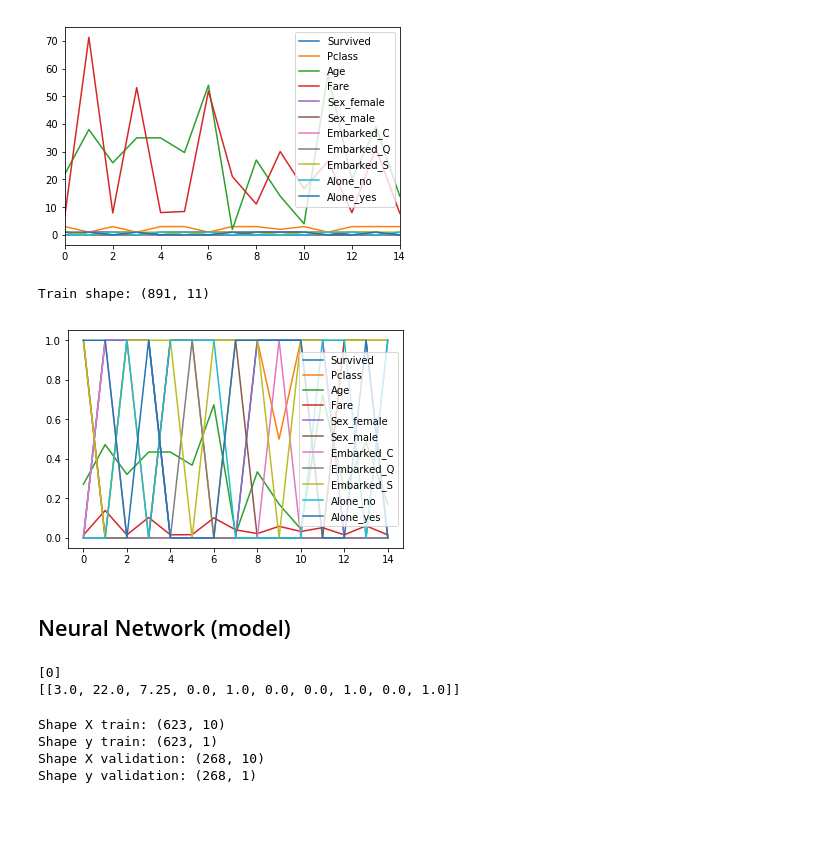
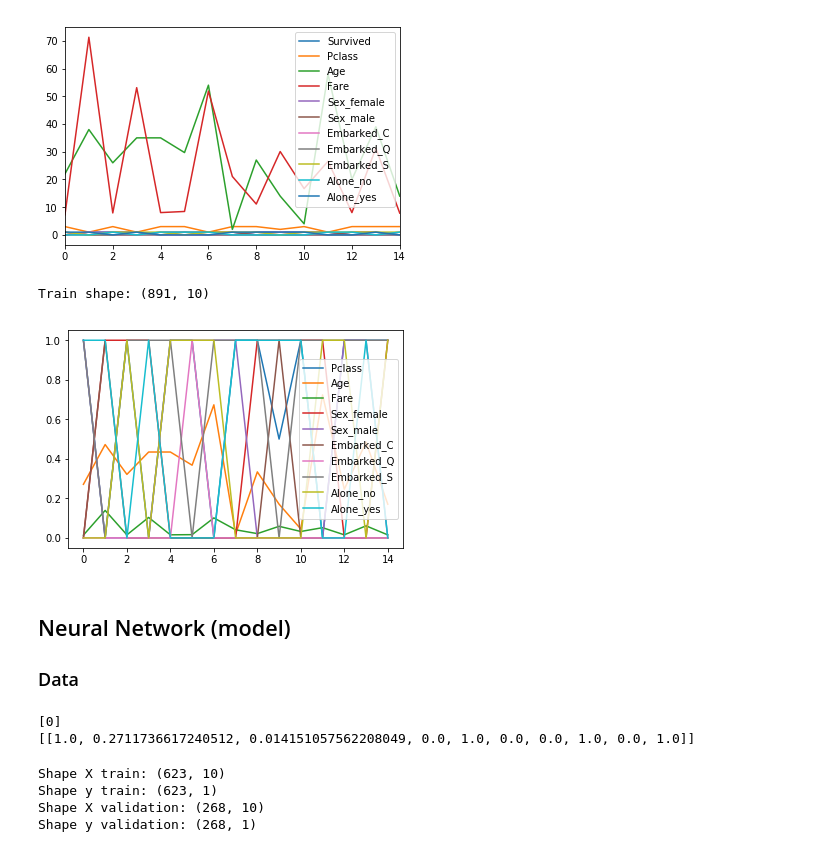
Before and after one commit to samuxiii/prototypes, a Jupyter notebook: notebooks/titanic/Titanic Survival.ipynb, the cells around one changed output. Drawn from its saved outputs; the diff is of its cells as text; code cells hidden in the pictures; blank space fills up the shorter version.

Commit message:
X_train normalized is used and TF accuracy modified

```diff
--- a/notebooks/titanic/Titanic Survival.ipynb
+++ b/notebooks/titanic/Titanic Survival.ipynb
@@ -167,31 +167,35 @@ plt.show()
 # %%
 #Squeeze the data to [0,1]
 from sklearn import preprocessing
 
 scaler = preprocessing.MinMaxScaler()
-train_norm = scaler.fit_transform(train)
-column_names = list(train)
+train_norm = scaler.fit_transform(train.drop('Survived', axis=1))
+column_names = list(train.drop('Survived', axis=1))
 
 print("Train shape: {}".format(train_norm.shape))
 
 plt.figure()
 plt.plot(np.arange(15), train_norm[:15])
 plt.legend(column_names);
 plt.show()
 # %% [output]
-Train shape: (891, 11)
+Train shape: (891, 10)
-[figure, old version]
+[figure, new version]
 # %% [markdown]
 ## Neural Network (model)
+### Data
 # %%
 y_train = np.array(train['Survived'])
 X_train = np.array(train.drop('Survived', axis=1))
 
+#normalize the data with the pre-calculated scaler
+X_train = scaler.transform(X_train)
+
 print(y_train[0:1])
 print(X_train[0:1].tolist())
 # %% [output]
 [0]
-[[3.0, 22.0, 7.25, 0.0, 1.0, 0.0, 0.0, 1.0, 0.0, 1.0]]
+[[1.0, 0.2711736617240512, 0.014151057562208049, 0.0, 1.0, 0.0, 0.0, 1.0, 0.0, 1.0]]
 # %%
 from sklearn.model_selection import train_test_split
 
```
Also changed, not shown: parts of 5 cells of this notebook.
